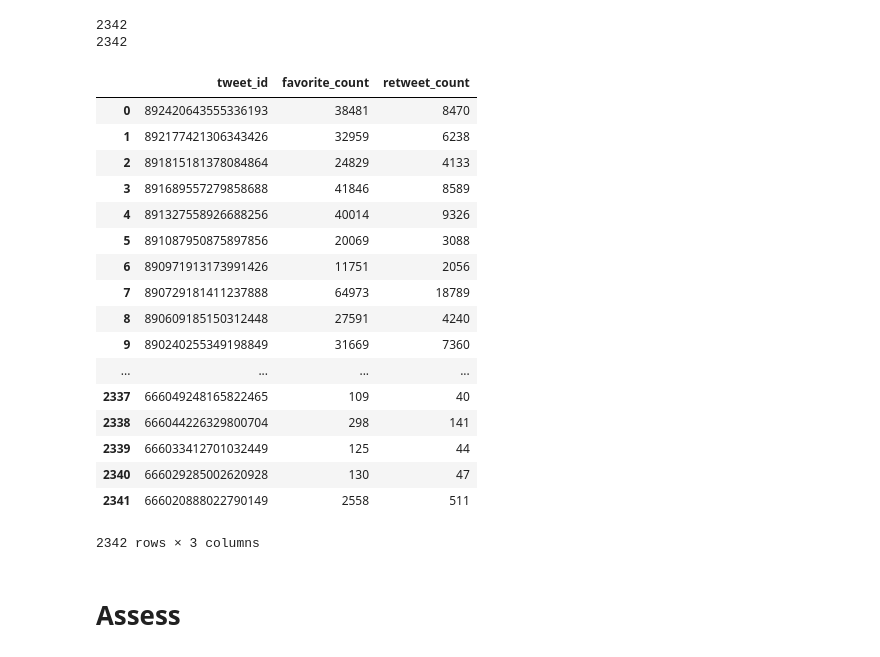
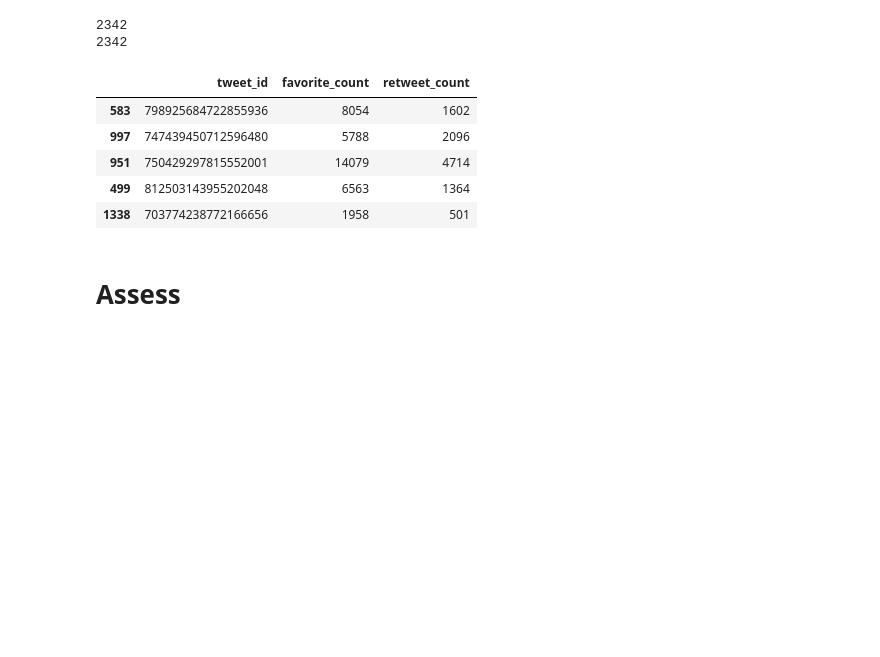
Before and after one commit to RawSharkYu/Data-Wrangling-Uda-Pj3, a Jupyter notebook: wrangle_act_final.ipynb, the cells around one changed output. Saved outputs shown, nothing was run; the diff lists cells and outputs as text; code cells hidden in the pictures; blank space fills up the shorter version.

```diff
--- a/wrangle_act_final.ipynb
+++ b/wrangle_act_final.ipynb
@@ -207,26 +214,14 @@ print(len(favorite_count))
 df_count = pd.DataFrame({"tweet_id":id_list,"favorite_count":favorite_count,"retweet_count":retweet_count},
                         columns = ["tweet_id","favorite_count","retweet_count"])
 # %%
-df_count
+df_count.sample(5)
 # %% [output]
 |  | tweet_id | favorite_count | retweet_count |
-| 0 | 892420643555336193 | 38481 | 8470 |
-| 1 | 892177421306343426 | 32959 | 6238 |
-| 2 | 891815181378084864 | 24829 | 4133 |
-| 3 | 891689557279858688 | 41846 | 8589 |
-| 4 | 891327558926688256 | 40014 | 9326 |
-| 5 | 891087950875897856 | 20069 | 3088 |
-| 6 | 890971913173991426 | 11751 | 2056 |
-| 7 | 890729181411237888 | 64973 | 18789 |
-| 8 | 890609185150312448 | 27591 | 4240 |
-| 9 | 890240255349198849 | 31669 | 7360 |
-| ... | ... | ... | ... |
-| 2337 | 666049248165822465 | 109 | 40 |
-| 2338 | 666044226329800704 | 298 | 141 |
-| 2339 | 666033412701032449 | 125 | 44 |
-| 2340 | 666029285002620928 | 130 | 47 |
-| 2341 | 666020888022790149 | 2558 | 511 |
+| 583 | 798925684722855936 | 8054 | 1602 |
+| 997 | 747439450712596480 | 5788 | 2096 |
+| 951 | 750429297815552001 | 14079 | 4714 |
+| 499 | 812503143955202048 | 6563 | 1364 |
+| 1338 | 703774238772166656 | 1958 | 501 |
-2342 rows × 3 columns
 # %% [markdown]
 # Assess
 # %%
```
Also changed, not shown: parts of 53 cells of this notebook, 3 other files.
